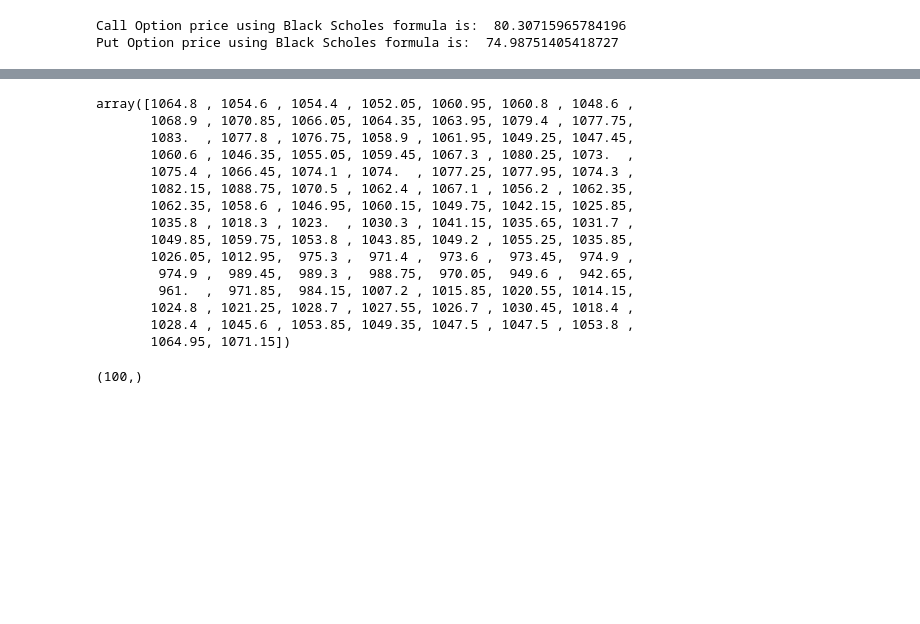
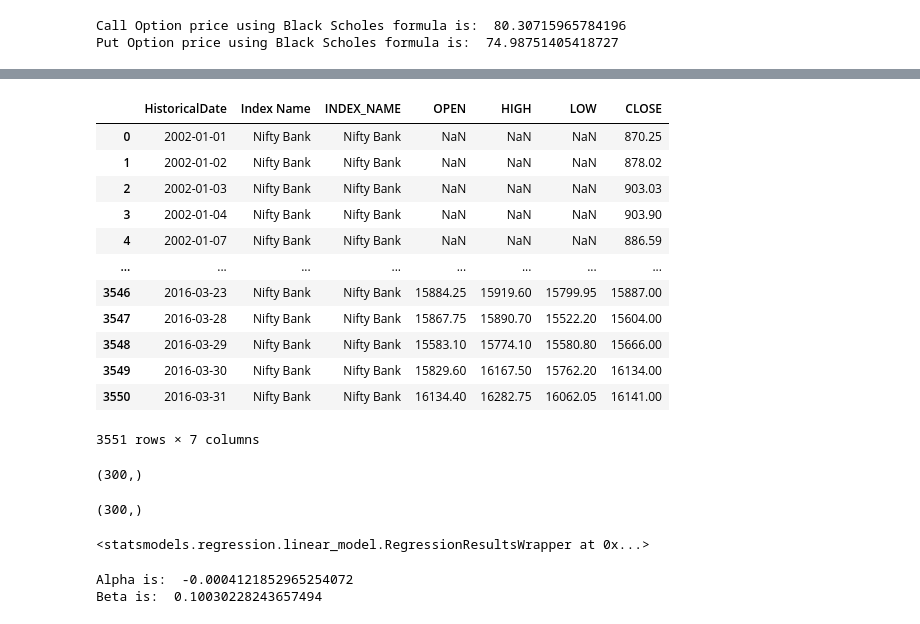
Before and after one commit to ayushavi1/Options-Pricing, a Jupyter notebook: european_options.ipynb, the cells around one changed output, grey strips where cells are left out. Drawn from its saved outputs; the diff is of its cells as text; code cells hidden in the pictures; blank space fills up the shorter version.

Commit message:
Added linear regression to get stock price

```diff
--- a/european_options.ipynb
+++ b/european_options.ipynb
@@ -314,18 +173,0 @@ yo2 = data['CH_CLOSING_PRICE'][-100:].to_numpy()
-# %%
-yo2
-# %% [output]
-array([1064.8 , 1054.6 , 1054.4 , 1052.05, 1060.95, 1060.8 , 1048.6 ,
-       1068.9 , 1070.85, 1066.05, 1064.35, 1063.95, 1079.4 , 1077.75,
-       1083.  , 1077.8 , 1076.75, 1058.9 , 1061.95, 1049.25, 1047.45,
-       1060.6 , 1046.35, 1055.05, 1059.45, 1067.3 , 1080.25, 1073.  ,
-       1075.4 , 1066.45, 1074.1 , 1074.  , 1077.25, 1077.95, 1074.3 ,
-       1082.15, 1088.75, 1070.5 , 1062.4 , 1067.1 , 1056.2 , 1062.35,
-       1062.35, 1058.6 , 1046.95, 1060.15, 1049.75, 1042.15, 1025.85,
-       1035.8 , 1018.3 , 1023.  , 1030.3 , 1041.15, 1035.65, 1031.7 ,
-       1049.85, 1059.75, 1053.8 , 1043.85, 1049.2 , 1055.25, 1035.85,
-       1026.05, 1012.95,  975.3 ,  971.4 ,  973.6 ,  973.45,  974.9 ,
-        974.9 ,  989.45,  989.3 ,  988.75,  970.05,  949.6 ,  942.65,
-        961.  ,  971.85,  984.15, 1007.2 , 1015.85, 1020.55, 1014.15,
-       1024.8 , 1021.25, 1028.7 , 1027.55, 1026.7 , 1030.45, 1018.4 ,
-       1028.4 , 1045.6 , 1053.85, 1049.35, 1047.5 , 1047.5 , 1053.8 ,
-       1064.95, 1071.15])
@@ -331,0 +184,19 @@ array([1064.8 , 1054.6 , 1054.4 , 1052.05, 1060.95, 1060.8 , 1048.6 ,
+# %%
+index_data = pd.read_csv('./data/index_data.csv')
+new_index_data = pd.read_csv('./data/new_index_data.csv')
+# %%
+index_data
+# %% [output]
+|  | HistoricalDate | Index Name | INDEX_NAME | OPEN | HIGH | LOW | CLOSE |
+| 0 | 2002-01-01 | Nifty Bank | Nifty Bank | NaN | NaN | NaN | 870.25 |
+| 1 | 2002-01-02 | Nifty Bank | Nifty Bank | NaN | NaN | NaN | 878.02 |
+| 2 | 2002-01-03 | Nifty Bank | Nifty Bank | NaN | NaN | NaN | 903.03 |
+| 3 | 2002-01-04 | Nifty Bank | Nifty Bank | NaN | NaN | NaN | 903.90 |
+| 4 | 2002-01-07 | Nifty Bank | Nifty Bank | NaN | NaN | NaN | 886.59 |
+| ... | ... | ... | ... | ... | ... | ... | ... |
+| 3546 | 2016-03-23 | Nifty Bank | Nifty Bank | 15884.25 | 15919.60 | 15799.95 | 15887.00 |
+| 3547 | 2016-03-28 | Nifty Bank | Nifty Bank | 15867.75 | 15890.70 | 15522.20 | 15604.00 |
+| 3548 | 2016-03-29 | Nifty Bank | Nifty Bank | 15583.10 | 15774.10 | 15580.80 | 15666.00 |
+| 3549 | 2016-03-30 | Nifty Bank | Nifty Bank | 15829.60 | 16167.50 | 15762.20 | 16134.00 |
+| 3550 | 2016-03-31 | Nifty Bank | Nifty Bank | 16134.40 | 16282.75 | 16062.05 | 16141.00 |
+3551 rows × 7 columns
@@ -332,4 +217,8 @@ array([1064.8 , 1054.6 , 1054.4 , 1052.05, 1060.95, 1060.8 , 1048.6 ,
 # %%
-yo2.shape
+asset_data_returns.shape
 # %% [output]
-(100,)
+(300,)
+# %%
+index_data_returns.shape
+# %% [output]
+(300,)
@@ -335,0 +231,5 @@ yo2.shape
+# %%
+model = ordinary_least_square_model(asset_data_returns, index_data_returns)
+model
+# %% [output]
+<statsmodels.regression.linear_model.RegressionResultsWrapper at 0x...>
@@ -335,0 +239,6 @@ yo2.shape
+# %%
+print("Alpha is: ", alpha)
+print("Beta is: ", beta)
+# %% [output]
+Alpha is:  -0.0004121852965254072
+Beta is:  0.10030228243657494
```
Also changed, not shown: parts of 26 cells of this notebook, 3 other files.
